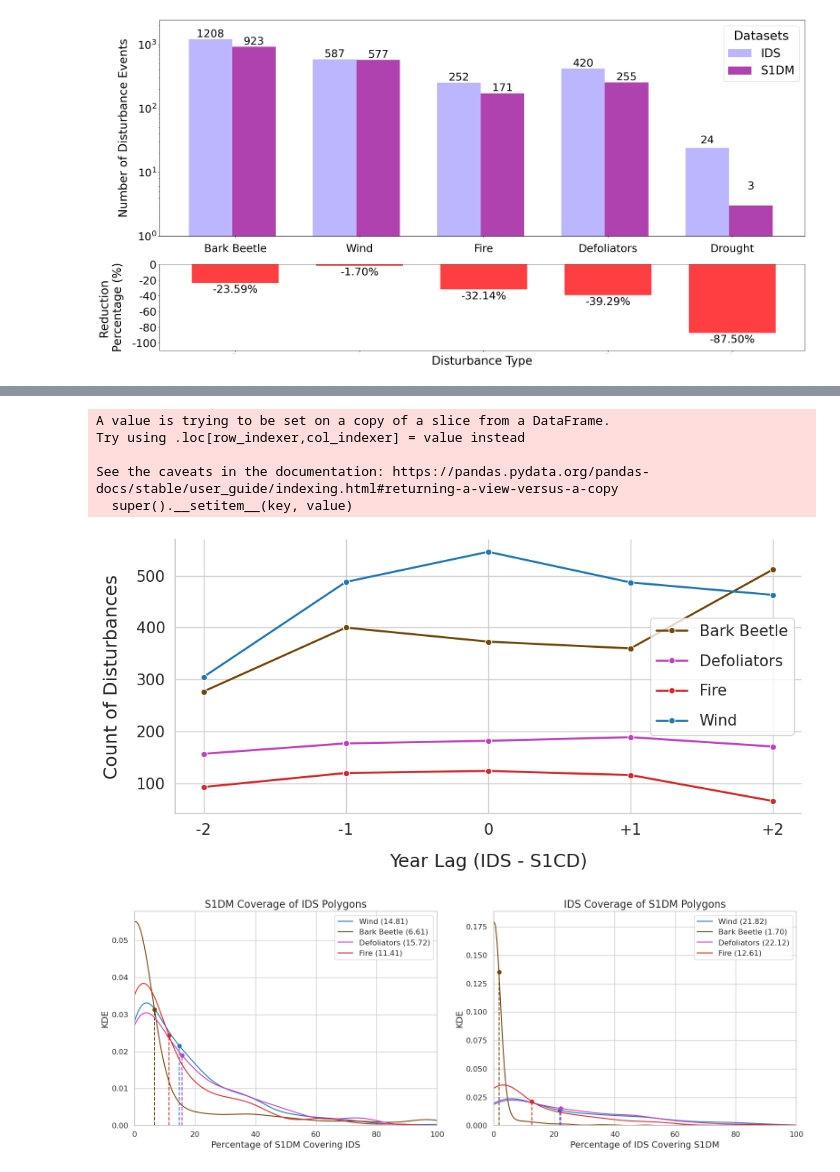
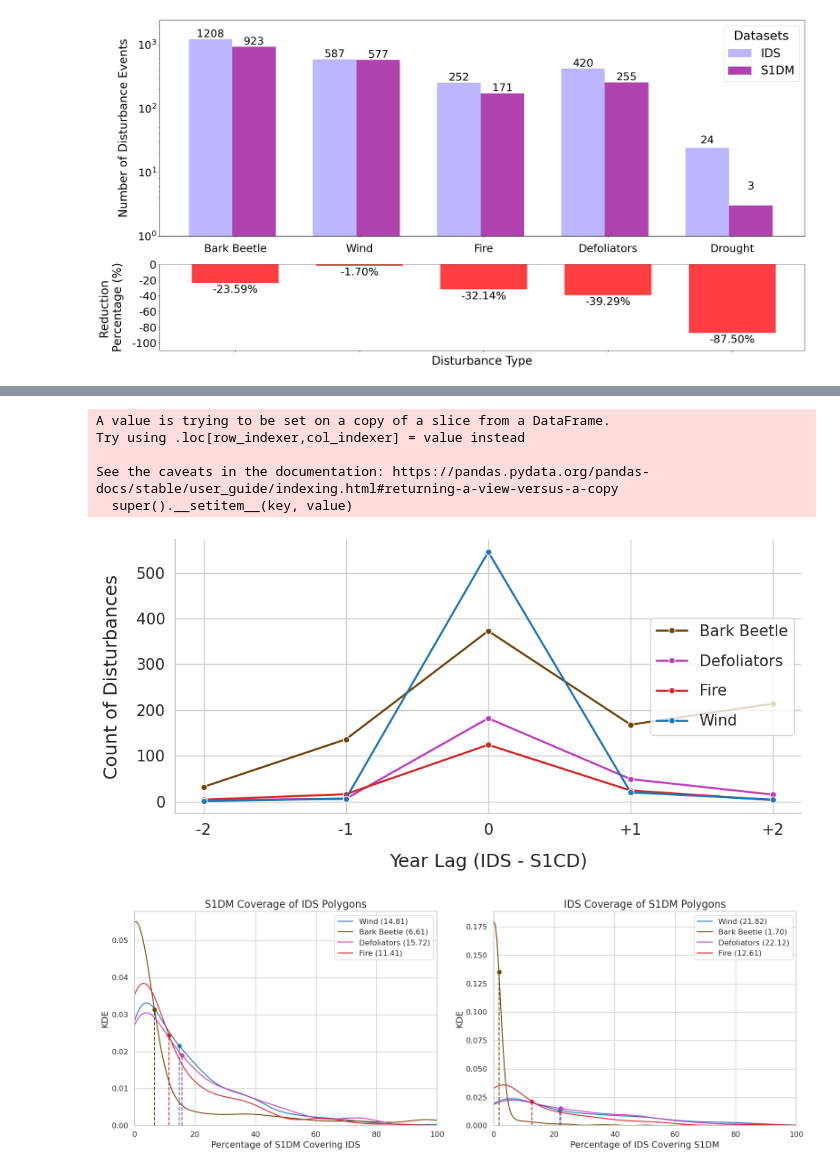
Before and after one commit to Franziska279/ForExD-WP1-P1, a Jupyter notebook: src/ids_s1dm_comparison_analysis.ipynb, the cells around one changed output, grey strips where cells are left out. Drawn from its saved outputs; the diff is of its cells as text; code cells hidden in the pictures.

Commit message:
finished the ids s1dm plots

```diff
--- a/src/ids_s1dm_comparison_analysis.ipynb
+++ b/src/ids_s1dm_comparison_analysis.ipynb
@@ -233,6 +269,20 @@ from shapely.ops import unary_union
 
 def remove_drought(gdf):
     return gdf[gdf['DCA_ID'] != 'drought']
+
+def closest_s1_year(group):
+    # Ensure that both 'S1_YEAR' and 'SURVEY_Y' are numeric
+    group['S1_YEAR'] = pd.to_numeric(group['S1_YEAR'], errors='coerce')
+    group['SURVEY_Y'] = pd.to_numeric(group['SURVEY_Y'], errors='coerce')
+
+    # Calculate the absolute difference between 'S1_YEAR' and 'SURVEY_Y'
+    group['S1_Y_diff'] = (group['S1_YEAR'] - group['SURVEY_Y']).abs()
+
+    # Find the index of the row with the minimum difference
+    closest_idx = group['S1_Y_diff'].idxmin()
+
+    return group.loc[closest_idx, 'S1_YEAR']
+
 
 def add_signal_duration_column(refdm_gdf, crs=None):
     """
@@ -268,6 +318,9 @@ def add_signal_duration_column(refdm_gdf, crs=None):
     # Aggregiere das GeoDataFrame nach IDX_D
     refdm_gdf_aggregated = refdm_gdf.groupby('IDX_D').agg(aggregation).reset_index()
 
+    # Add the 'S1_YEAR' closest to 'SURVEY_Y' for each 'IDX_D'
+    refdm_gdf_aggregated['S1_YEAR'] = refdm_gdf.groupby('IDX_D').apply(closest_s1_year).values
+
     # Setze die Geometriespalte explizit
     refdm_gdf_aggregated = refdm_gdf_aggregated.set_geometry('geometry')
 
@@ -321,13 +390,14 @@ plot_disturbance_signal_duration(s1dm_cleaned, figure_s1_signal_appearances_path
 # %%
-s1dm_no_drougth = remove_drought(refdm_gdf_yearly_aggregated)
+#s1dm_no_drougth = remove_drought(refdm_gdf_yearly_aggregated)
+s1dm_no_drougth = remove_drought(s1dm_frequency)
 plot_signal_counts_by_diff_year(s1dm_no_drougth, custom_colors, figure_year_lag_path)
 # %% [output]
 A value is trying to be set on a copy of a slice from a DataFrame.
 Try using .loc[row_indexer,col_indexer] = value instead
 
 See the caveats in the documentation: https://pandas.pydata.org/pandas-docs/stable/user_guide/indexing.html#returning-a-view-versus-a-copy
   super().__setitem__(key, value)
-[figure, old version]
+[figure, new version]
 # %%
 calculate_plot_overlap_percentage(ids_gdf, s1dm_no_drougth, custom_colors, figure_overlap_percentage_path)
 # %% [output]
```
Also changed, not shown: parts of 8 cells of this notebook, 3 other files.
